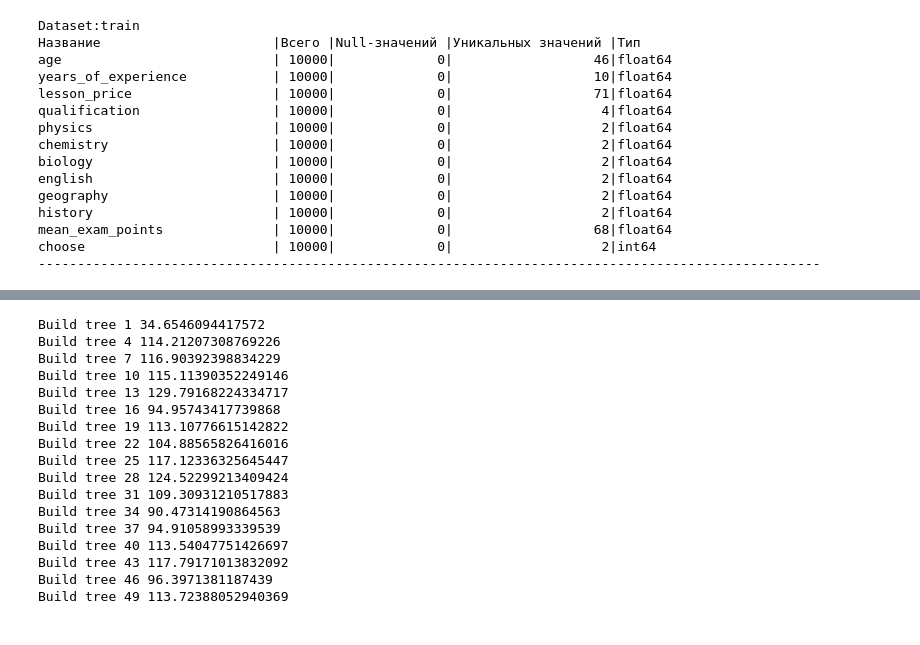
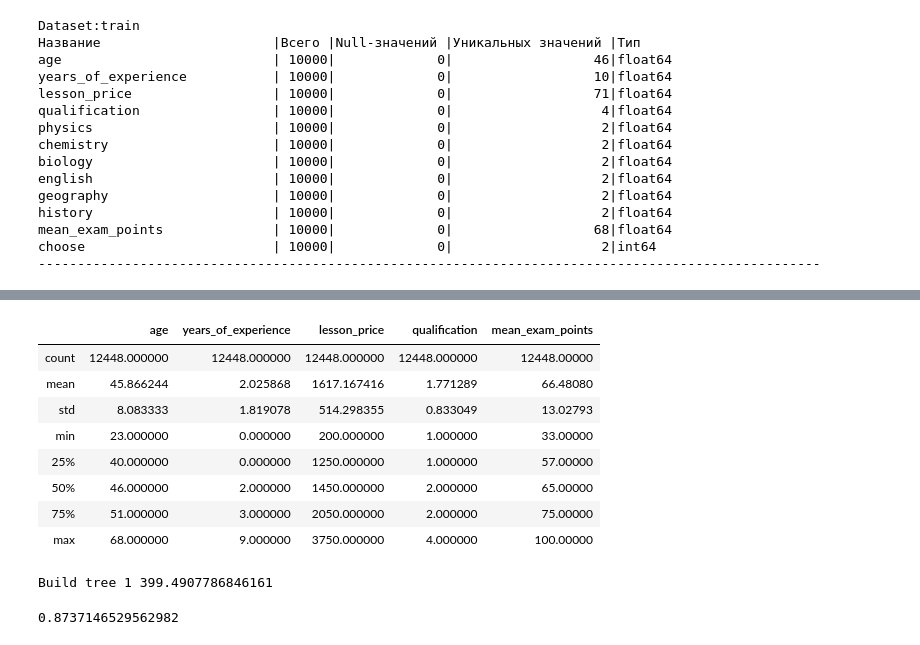
Before and after one commit to SergeyOS/GU_Data-analysis-algorithms, a Jupyter notebook: Project_choose-tutors.ipynb, the cells around one changed output, grey strips where cells are left out. Drawn from its saved outputs; the diff is of its cells as text; code cells hidden in the pictures.

```diff
--- a/Project_choose-tutors.ipynb
+++ b/Project_choose-tutors.ipynb
@@ -346,22 +391,19 @@ train_data, valid_data, train_labels, valid_labels = model_selection.train_test_
+# %%
+train_data, train_labels = df_for_balanced[ALL_FEATURES], df_for_balanced[TARGET_NAME]
+train_data.describe()
+# %% [output]
+|  | age | years_of_experience | lesson_price | qualification | mean_exam_points |
+| count | 12448.000000 | 12448.000000 | 12448.000000 | 12448.000000 | 12448.00000 |
+| mean | 45.866244 | 2.025868 | 1617.167416 | 1.771289 | 66.48080 |
+| std | 8.083333 | 1.819078 | 514.298355 | 0.833049 | 13.02793 |
+| min | 23.000000 | 0.000000 | 200.000000 | 1.000000 | 33.00000 |
+| 25% | 40.000000 | 0.000000 | 1250.000000 | 1.000000 | 57.00000 |
+| 50% | 46.000000 | 2.000000 | 1450.000000 | 2.000000 | 65.00000 |
+| 75% | 51.000000 | 3.000000 | 2050.000000 | 2.000000 | 75.00000 |
+| max | 68.000000 | 9.000000 | 3750.000000 | 4.000000 | 100.00000 |
 # %%
-n_trees = 50
+n_trees = 1
 
-forest = random_forest(train_data.values,  train_labels.values.reshape(-1), n_trees, max_depth = 9, max_samples = 0.5)
+forest = random_forest(train_data.values,  train_labels.values.reshape(-1), n_trees, max_depth = 9, max_samples = 1)
 # %% [output]
-Build tree 1 34.6546094417572
-Build tree 4 114.21207308769226
-Build tree 7 116.90392398834229
-Build tree 10 115.11390352249146
-Build tree 13 129.79168224334717
-Build tree 16 94.95743417739868
-Build tree 19 113.10776615142822
-Build tree 22 104.88565826416016
-Build tree 25 117.12336325645447
-Build tree 28 124.52299213409424
-Build tree 31 109.30931210517883
-Build tree 34 90.47314190864563
-Build tree 37 94.91058993339539
-Build tree 40 113.54047751426697
-Build tree 43 117.79171013832092
-Build tree 46 96.3971381187439
-Build tree 49 113.72388052940369
+Build tree 1 399.4907786846161
@@ -368,3 +412,7 @@ Build tree 49 113.72388052940369
+# %%
+ROC_AUC_metric(train_labels.values.reshape(-1), predicted)
+# %% [output]
+0.8737146529562982
 # %%
 predicted = tree_vote(forest, valid_data.values)
 # %%
```
Also changed, not shown: parts of 14 cells of this notebook.
